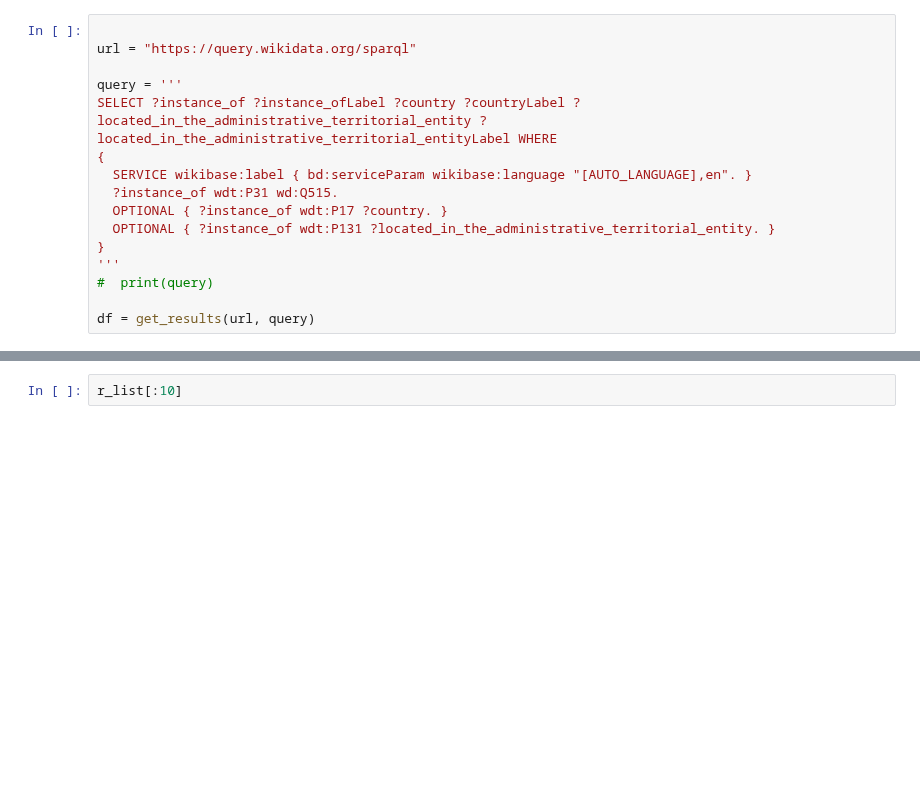
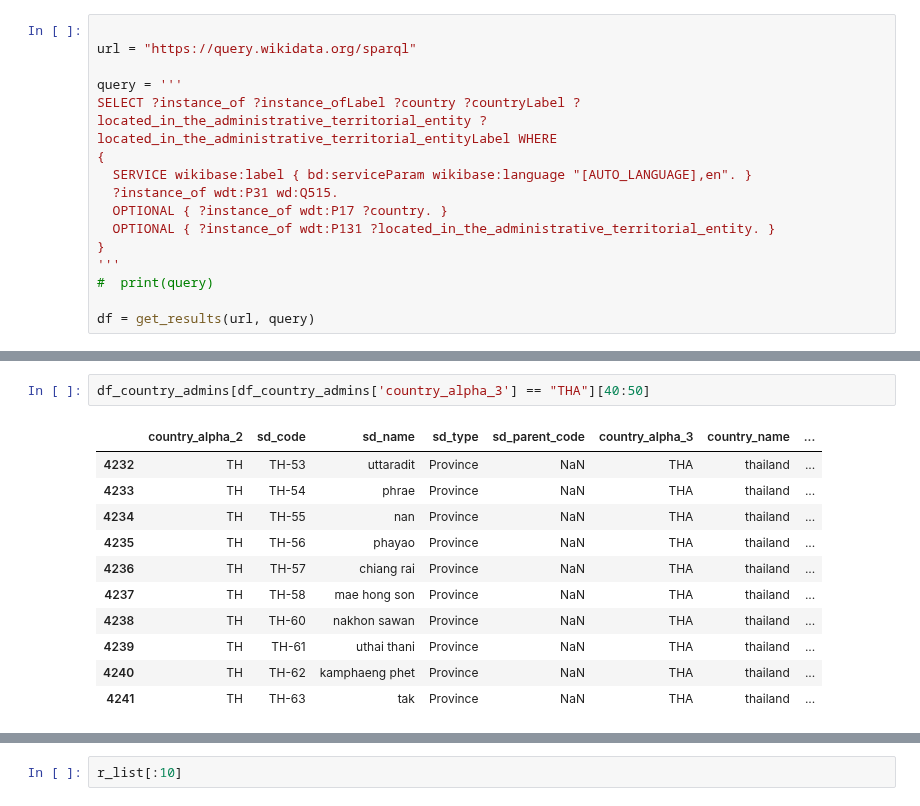
Before and after one commit to ravi-gopalan/DAND_Data_Wrangling, a Jupyter notebook: city_list_wikidata.ipynb, the cells around one changed output, grey strips where cells are left out. Saved outputs shown, nothing was run; the diff lists cells and outputs as text; blank space fills up the shorter version.

```diff
--- a/city_list_wikidata.ipynb
+++ b/city_list_wikidata.ipynb
@@ -161 +484,15 @@ df.shape
+# %%
+df_country_admins[df_country_admins['country_alpha_3'] == "THA"][40:50]
+# %% [output]
+|  | country_alpha_2 | sd_code | sd_name | sd_type | sd_parent_code | country_alpha_3 | country_name | ... |
+| 4232 | TH | TH-53 | uttaradit | Province | NaN | THA | thailand | ... |
+| 4233 | TH | TH-54 | phrae | Province | NaN | THA | thailand | ... |
+| 4234 | TH | TH-55 | nan | Province | NaN | THA | thailand | ... |
+| 4235 | TH | TH-56 | phayao | Province | NaN | THA | thailand | ... |
+| 4236 | TH | TH-57 | chiang rai | Province | NaN | THA | thailand | ... |
+| 4237 | TH | TH-58 | mae hong son | Province | NaN | THA | thailand | ... |
+| 4238 | TH | TH-60 | nakhon sawan | Province | NaN | THA | thailand | ... |
+| 4239 | TH | TH-61 | uthai thani | Province | NaN | THA | thailand | ... |
+| 4240 | TH | TH-62 | kamphaeng phet | Province | NaN | THA | thailand | ... |
+| 4241 | TH | TH-63 | tak | Province | NaN | THA | thailand | ... |
 # %%
```
Also changed, not shown: parts of 120 cells of this notebook.
